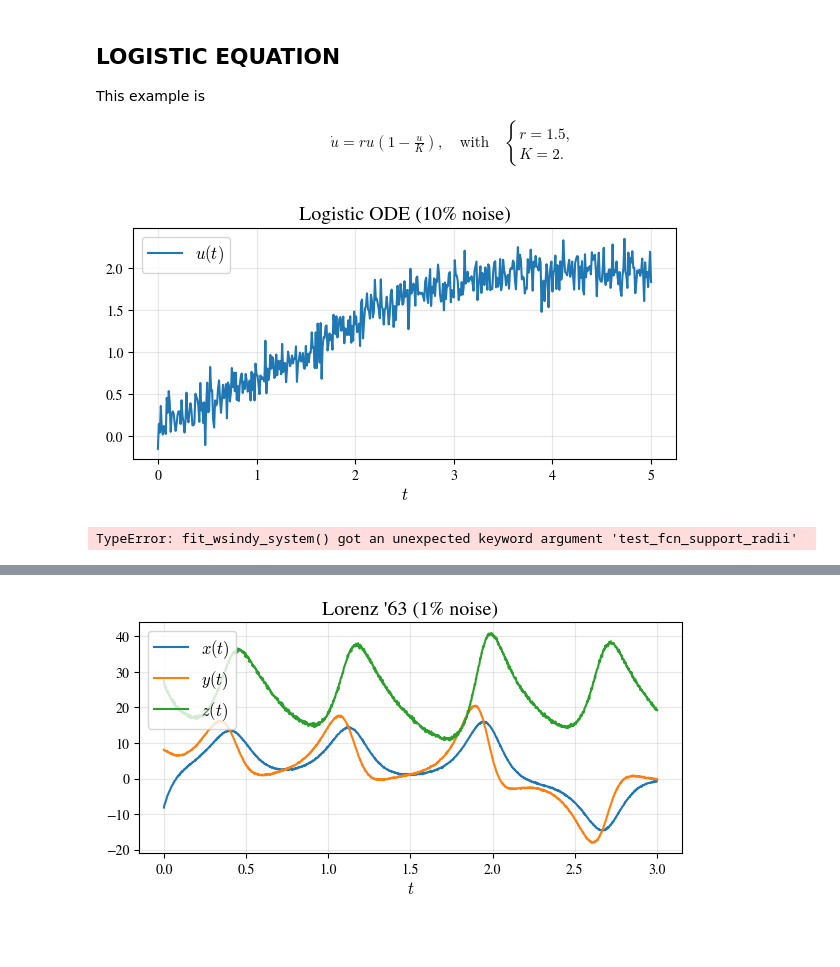
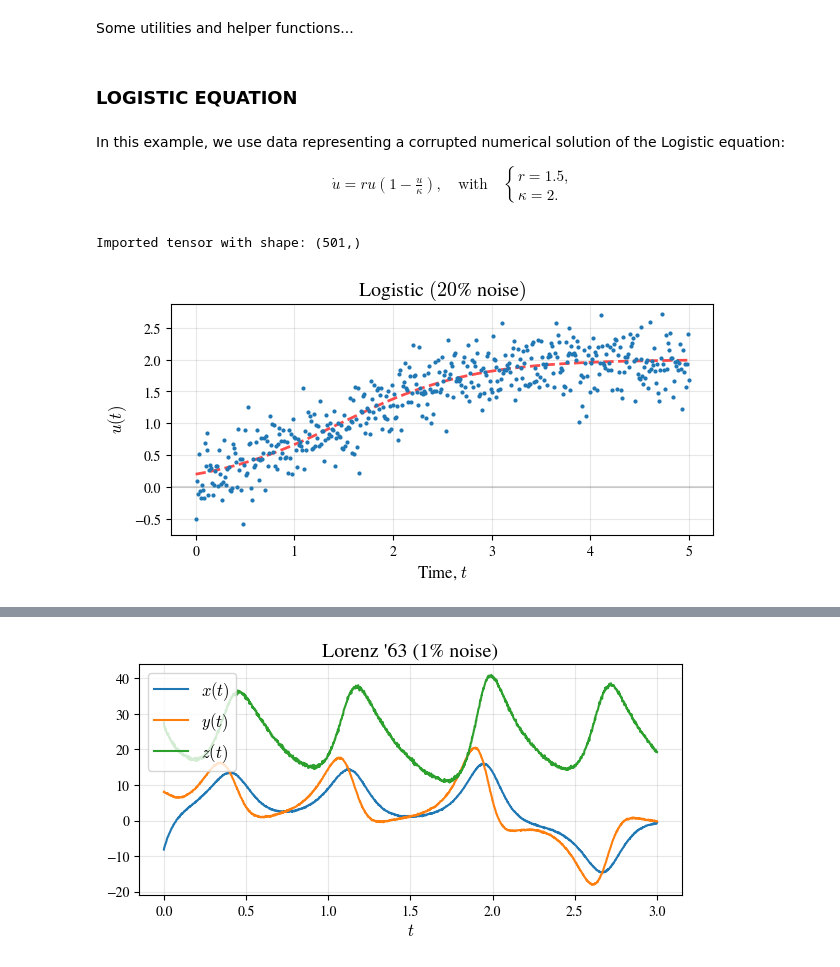
Before and after one commit to SethMinor/PyWSINDy-for-PDEs, a Jupyter notebook: dev/wsindy_dev.ipynb, the cells around one changed output, grey strips where cells are left out. Cells and saved outputs as stored; diff of their text form; code cells hidden in the pictures; blank space fills up the shorter version.

```diff
--- a/dev/wsindy_dev.ipynb
+++ b/dev/wsindy_dev.ipynb
@@ -302,0 +217,2 @@ Robustness check: the same recovery should hold across independent noise realiza
+# %% [markdown]
+Some utilities and helper functions...
@@ -303,44 +274,45 @@ Robustness check: the same recovery should hold across independent noise realiza
 # %% [markdown]
-## **LOGISTIC EQUATION**
-
-This example is
-\begin{align*}
-  \dot u = r u\left(1 - \frac{u}{K}\right),
-  \quad \text{with} \quad
-  \begin{cases}
-    r = 1.5,
-    \\
-    K=2.
-  \end{cases}
-\end{align*}
+### **LOGISTIC EQUATION**
+# %% [markdown]
+In this example, we use data representing a corrupted numerical solution of the Logistic equation:
+$$
+\begin{align*}
+  \dot u = r u\left(1 - \frac{u}{\kappa}\right),
+  \quad \text{with} \quad
+  \begin{cases}
+    r = 1.5,
+    \\
+    \kappa=2.
+  \end{cases}
+\end{align*}
+$$
+# %%
+# Add observation noise?
+noise = 0.2
 # %%
-r = 1.5
-K = 2.0
-t_np = np.linspace(0, 5, 501)
+# IMPORT THE DATA
+data_path = '../Datasets/logistic.txt'
+torch.manual_seed(0);
 
-def logistic_rhs(t, u):
-  return r*u*(1 - u/K)
+# Read in CSV data
+U0 = torch.tensor(np.loadtxt(data_path, delimiter=','))
+U = U0 if noise == 0 else add_noise(U0, noise)
+print(f"Imported tensor with shape: {U.numpy().shape}")
 
-sol = solve_ivp(logistic_rhs, (t_np[0], t_np[-1]), [0.2], t_eval=t_np, rtol=1e-12, atol=1e-12, method='DOP853')
+# Time
+[T, Nt] = [5, 501]
+t = torch.linspace(0, T, Nt)
 
-noise = 0.10
-t = torch.tensor(t_np, dtype=torch.float64)
-logistic_clean = to_torch_solution(sol)
-torch.manual_seed(0)
-[u] = add_noise_to_states(logistic_clean, noise)
-
-plot_states(t_np, [u], ['u'], f'Logistic ODE ({noise*100:.0f}% noise)')
+# Preview the data
+plt.figure(figsize=(7,3))
+plt.axhline(0, color='gray', alpha=0.3)
+plt.plot(t, U0, '--', color='r', lw=2, alpha=0.7)
+plt.plot(t, U, '.', ms=4)
+plt.xlabel('Time, $t$')
+plt.ylabel('$u(t)$')
+plt.title(f'Logistic $({noise*100:.0f}$% noise$)$')
+plt.grid(True, alpha=0.3)
+plt.show()
 # %% [output]
+Imported tensor with shape: (501,)
-[figure, old version]
+[figure, new version]
-# %%
-beta = [[0], [1], [2]]
-
-params = {'test_fcn_support_radii': [16],
-          'test_fcn_poly_degrees': [8],
-          'subsample_rate': [5],
-          'Lambda': 1e-1}
-
-[models, odes] = fit_wsindy_system([u], t, ['u'], beta, **params)
-check_recovery(models[0], {'(u)': 1.5, '(u^2)': -0.75}, tol=0.1)
-# %% [output]
-TypeError: fit_wsindy_system() got an unexpected keyword argument 'test_fcn_support_radii'
```
Also changed, not shown: parts of 34 cells of this notebook, 6 other files.
